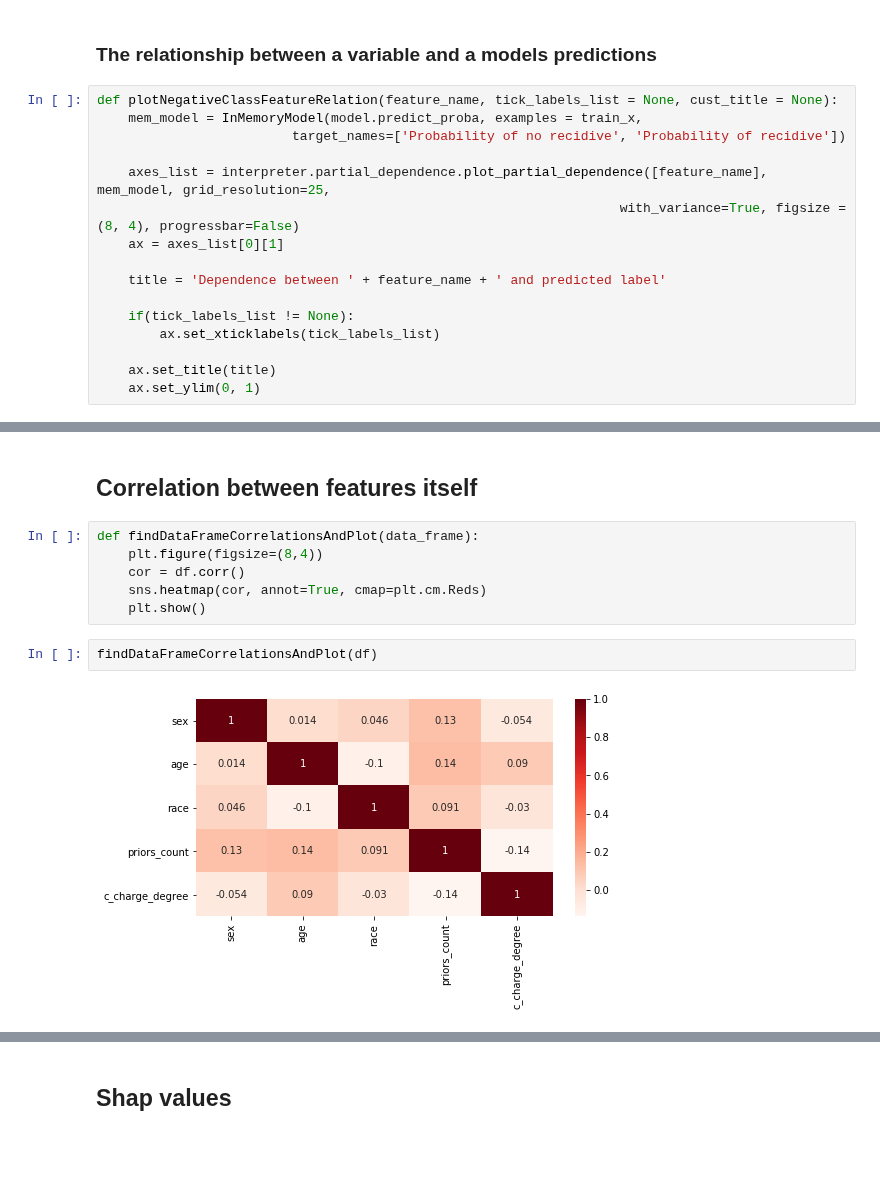
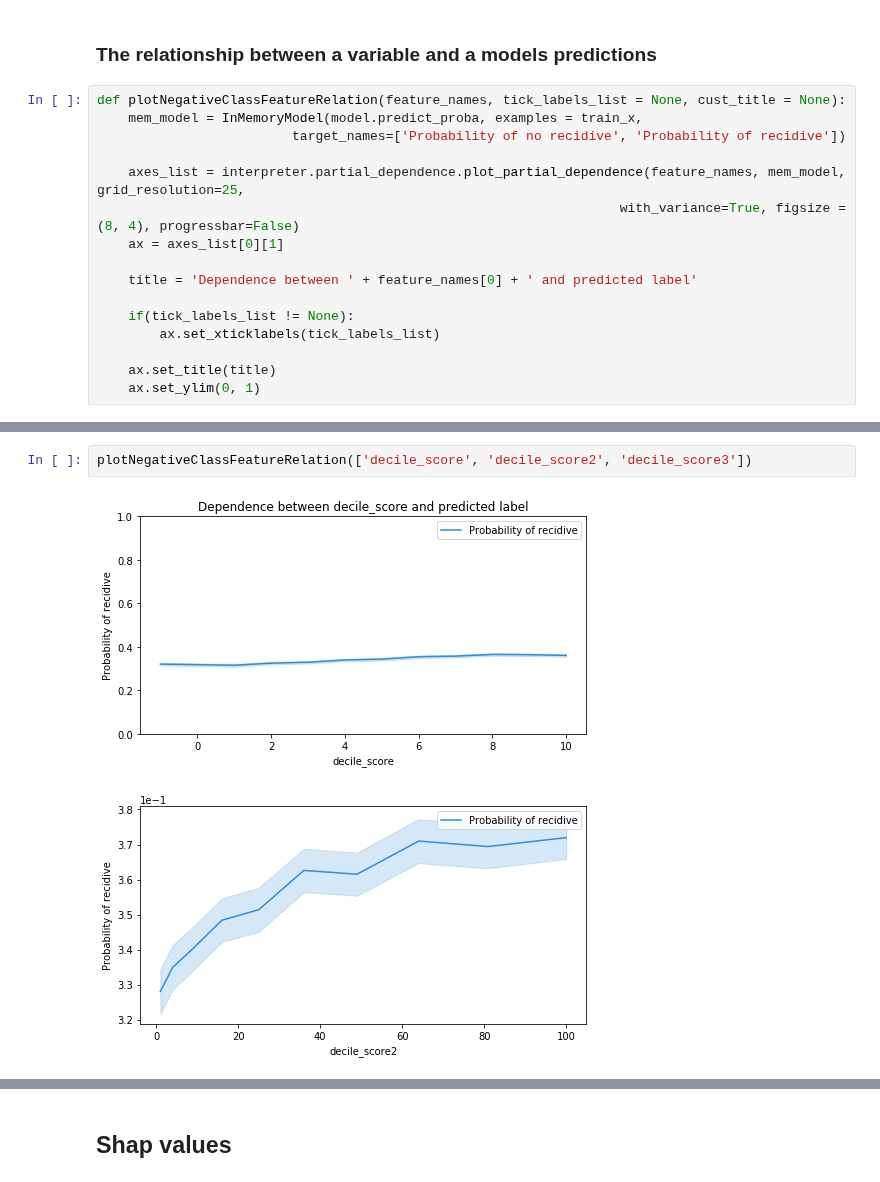
Before and after one commit to SanGreel/noble-model-audit, a Jupyter notebook: feature_selection/feature_importance_analysis.ipynb, the cells around one changed output, grey strips where cells are left out. Drawn from its saved outputs; the diff is of its cells as text; blank space fills up the shorter version.

```diff
--- a/feature_selection/feature_importance_analysis.ipynb
+++ b/feature_selection/feature_importance_analysis.ipynb
@@ -146,15 +87,15 @@ We see that **age** seems to be the second most important feature, even more imp
 # %% [markdown]
 ### The relationship between a variable and a models predictions
 # %%
-def plotNegativeClassFeatureRelation(feature_name, tick_labels_list = None, cust_title = None):
+def plotNegativeClassFeatureRelation(feature_names, tick_labels_list = None, cust_title = None):
     mem_model = InMemoryModel(model.predict_proba, examples = train_x,
                          target_names=['Probability of no recidive', 'Probability of recidive'])
 
-    axes_list = interpreter.partial_dependence.plot_partial_dependence([feature_name], mem_model, grid_resolution=25,
+    axes_list = interpreter.partial_dependence.plot_partial_dependence(feature_names, mem_model, grid_resolution=25,
                                                                    with_variance=True, figsize = (8, 4), progressbar=False)
     ax = axes_list[0][1]
 
-    title = 'Dependence between ' + feature_name + ' and predicted label'
+    title = 'Dependence between ' + feature_names[0] + ' and predicted label'
 
     if(tick_labels_list != None):
         ax.set_xticklabels(tick_labels_list)
@@ -185,12 +115,5 @@ plotNegativeClassFeatureRelation('c_charge_degree')
-# %% [markdown]
-## Correlation between features itself
-# %%
-def findDataFrameCorrelationsAndPlot(data_frame):
-    plt.figure(figsize=(8,4))
-    cor = df.corr()
-    sns.heatmap(cor, annot=True, cmap=plt.cm.Reds)
-    plt.show()
-# %%
-findDataFrameCorrelationsAndPlot(df)
-# %% [output]
-[figure, removed]
+# %%
+plotNegativeClassFeatureRelation(['decile_score', 'decile_score2', 'decile_score3'])
+# %% [output]
+[figure, added]
+[figure, added]
```
Also changed, not shown: parts of 39 cells of this notebook, 2 other files.
